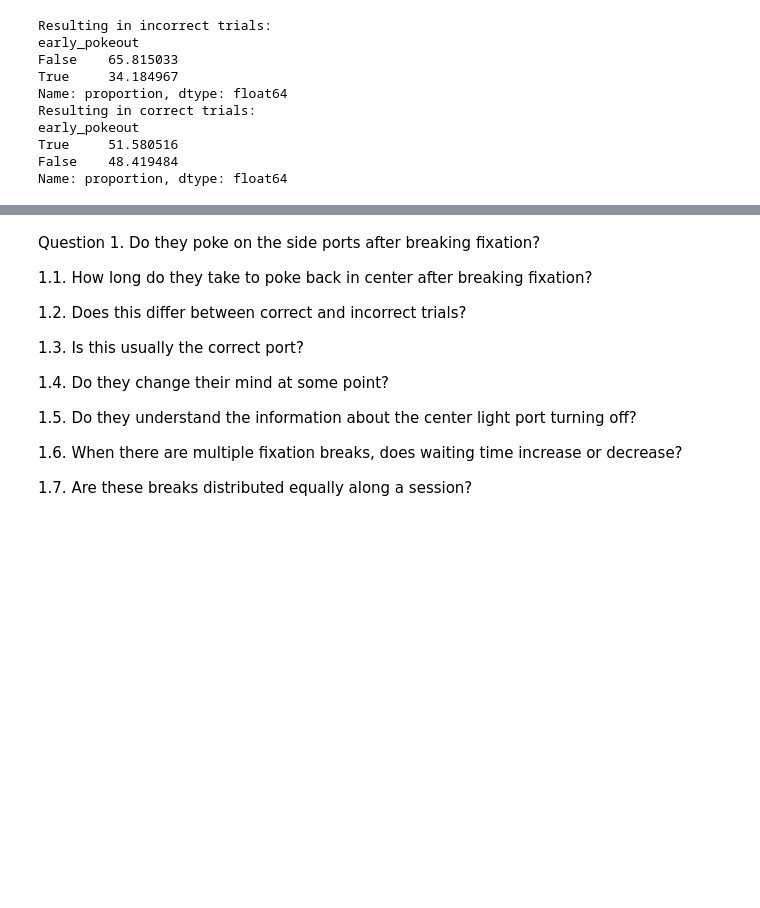
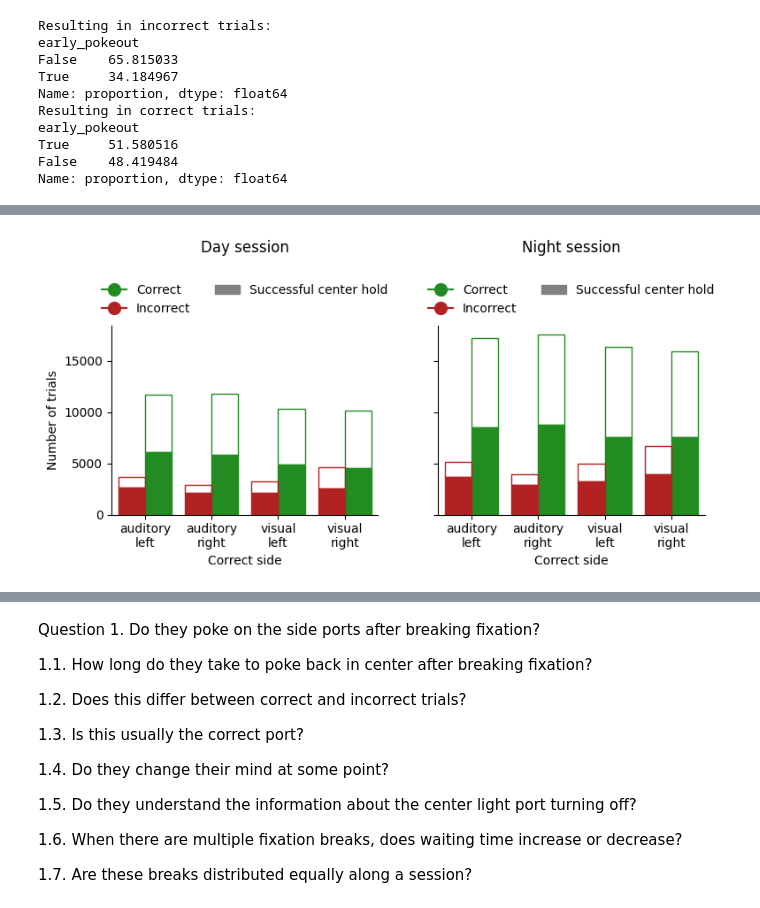
Before and after one commit to LearningCircuitsLab/behavior-analysis-notebooks, a Jupyter notebook: fixation_breaks_analysis.ipynb, the cells around one changed output, grey strips where cells are left out. Saved outputs shown, nothing was run; the diff lists cells and outputs as text; code cells hidden in the pictures; blank space fills up the shorter version.

```diff
--- a/fixation_breaks_analysis.ipynb
+++ b/fixation_breaks_analysis.ipynb
@@ -105,0 +210,19 @@ Name: proportion, dtype: float64
+# %%
+# how about if the session is during the day or during the night?
+def is_day_session(date: str) -> bool:
+    """
+    Check if the session is a day session based on the date.
+    """
+    hour = int(date.split(" ")[1].split(":")[0])
+    return 8 <= hour < 20  # Daytime is considered from 8 AM to 8 PM
+
+df_subset["day_session"] = df_subset.date.apply(is_day_session)
+fig, axs = plt.subplots(1, 2, figsize=(8, 4), sharey=True)
+axs[0] = plots.number_of_correct_responses_plot(df_subset[df_subset['day_session'] == True], ax=axs[0])
+axs[0].set_title('Day session', pad=60)
+axs[1] = plots.number_of_correct_responses_plot(df_subset[df_subset['day_session'] == False], ax=axs[1])
+axs[1].set_title('Night session', pad=60)
+plt.tight_layout()
+plt.show()
+# %% [output]
+[figure, added]
```
Also changed, not shown: parts of 62 cells of this notebook, 4 other files.
